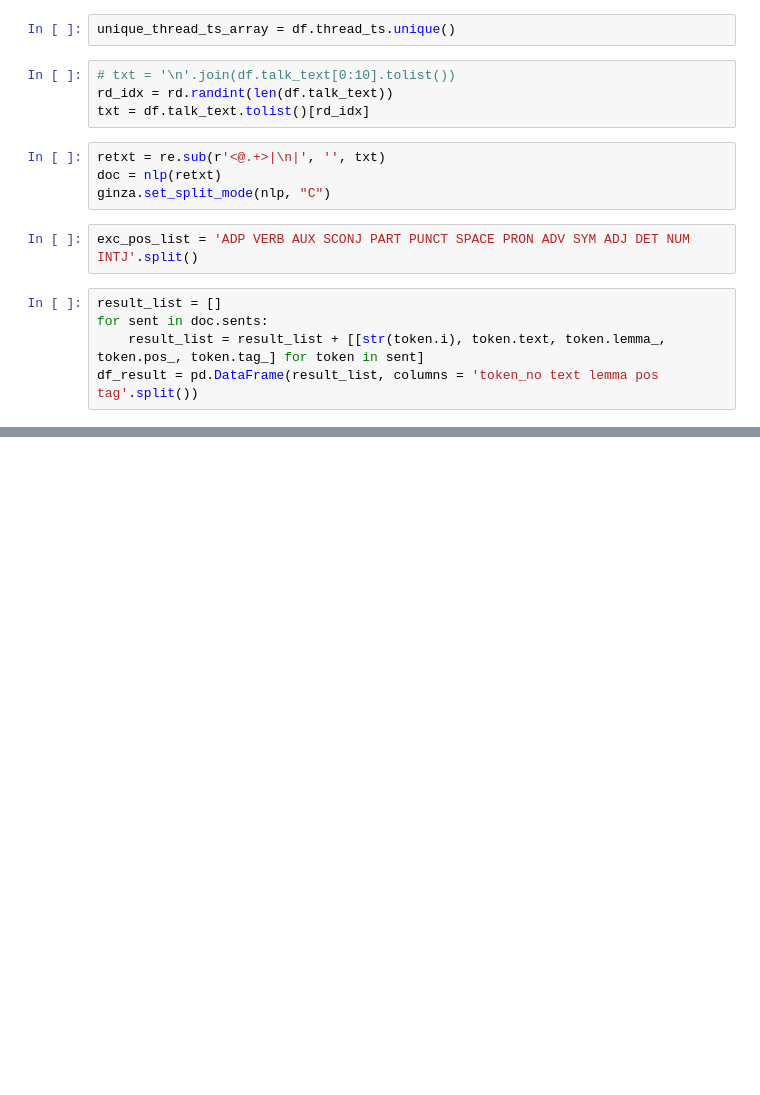
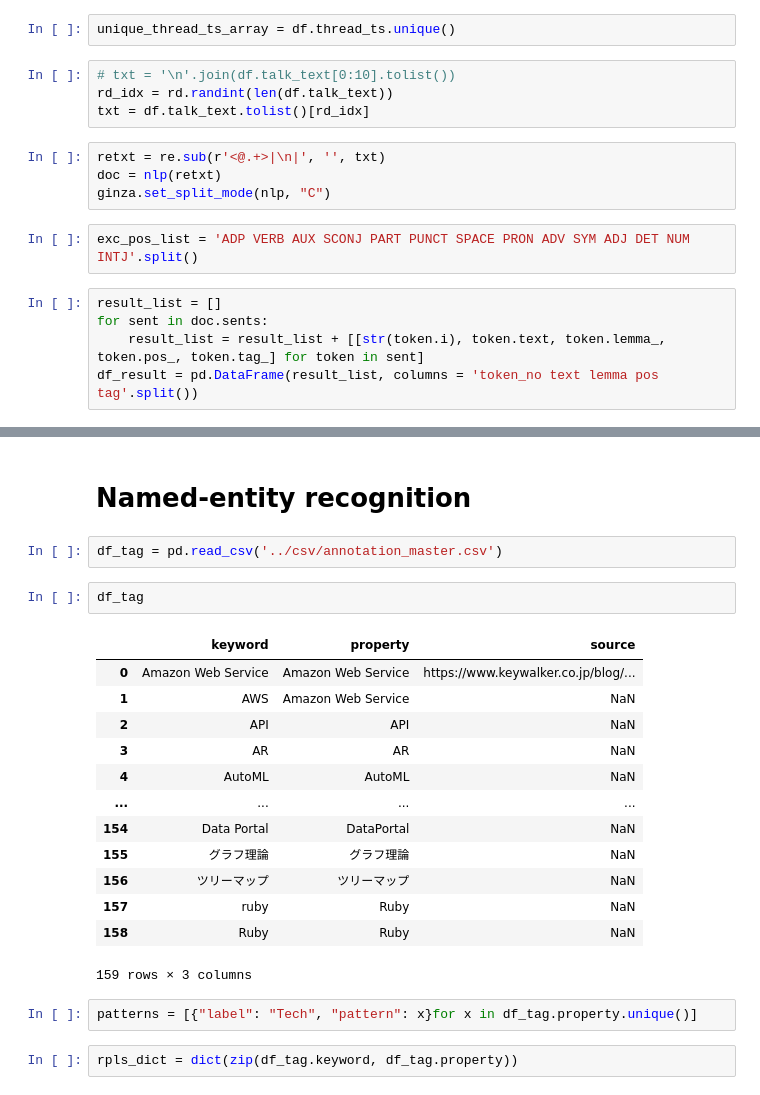
Before and after one commit to data-learning-guild/semantic-mediawiki-page-creation, a Jupyter notebook: nlp-notebooks/ginza-test.ipynb, the cells around one changed output, grey strips where cells are left out. Saved outputs shown, nothing was run; the diff lists cells and outputs as text; blank space fills up the shorter version.

Commit message:
update anotation master & nlp function

```diff
--- a/nlp-notebooks/ginza-test.ipynb
+++ b/nlp-notebooks/ginza-test.ipynb
@@ -157,0 +148,24 @@ displacy.render(doc, style="ent", options=options, jupyter=True)
+# %% [markdown]
+# Named-entity recognition
+# %%
+df_tag = pd.read_csv('../csv/annotation_master.csv')
+# %%
+df_tag
+# %% [output]
+|  | keyword | property | source |
+| 0 | Amazon Web Service | Amazon Web Service | https://www.keywalker.co.jp/blog/... |
+| 1 | AWS | Amazon Web Service | NaN |
+| 2 | API | API | NaN |
+| 3 | AR | AR | NaN |
+| 4 | AutoML | AutoML | NaN |
+| ... | ... | ... | ... |
+| 154 | Data Portal | DataPortal | NaN |
+| 155 | グラフ理論 | グラフ理論 | NaN |
+| 156 | ツリーマップ | ツリーマップ | NaN |
+| 157 | ruby | Ruby | NaN |
+| 158 | Ruby | Ruby | NaN |
+159 rows × 3 columns
+# %%
+patterns = [{"label": "Tech", "pattern": x}for x in df_tag.property.unique()]
+# %%
+rpls_dict = dict(zip(df_tag.keyword, df_tag.property))
```
Also changed, not shown: parts of 19 cells of this notebook, 1 other file.
